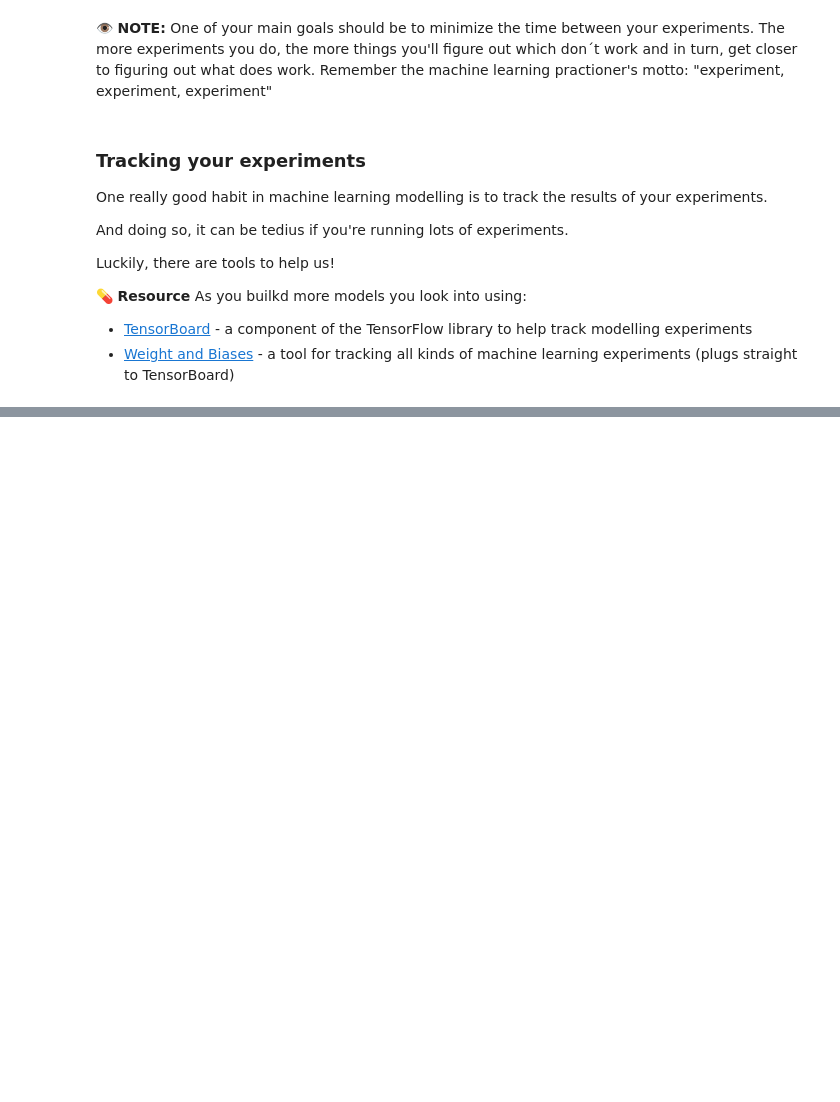
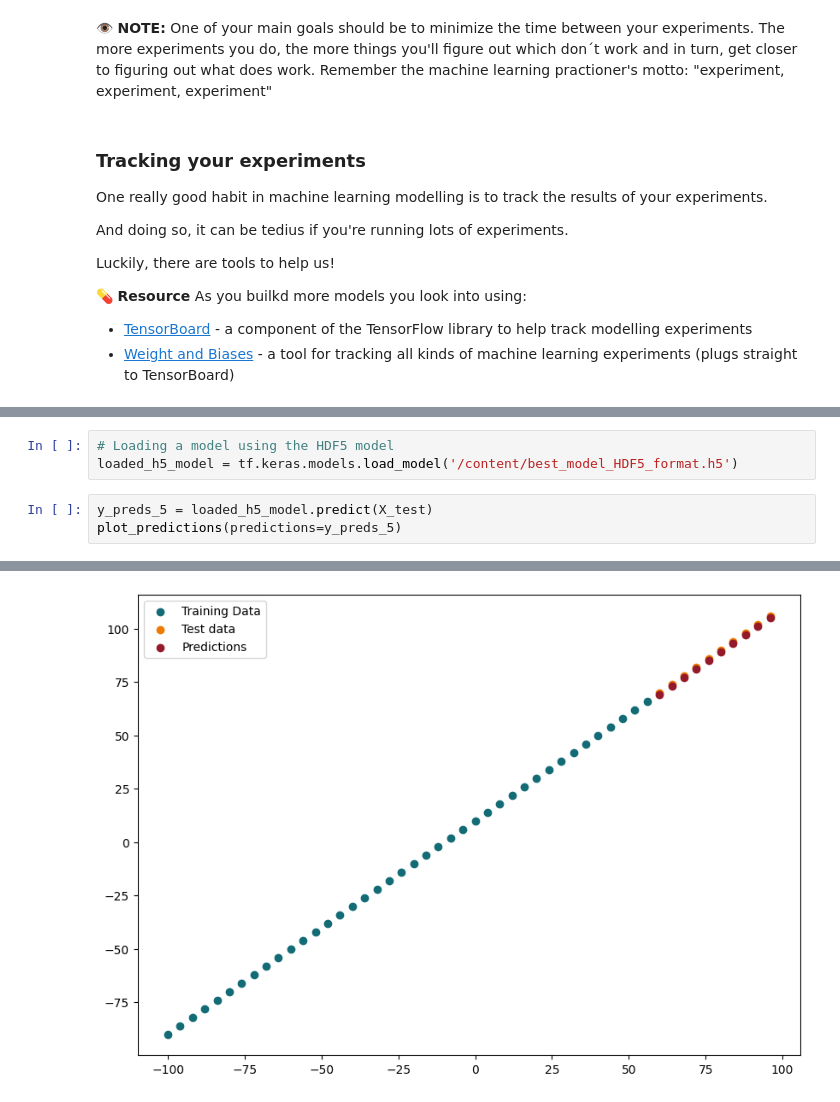
Before and after one commit to alvarohernandezalt/TF_ZTO_GoogleEXAM, a Jupyter notebook: 01_neural_network_regression.ipynb, the cells around one changed output, grey strips where cells are left out. Cells and saved outputs as stored; diff of their text form; blank space fills up the shorter version.

```diff
--- a/01_neural_network_regression.ipynb
+++ b/01_neural_network_regression.ipynb
@@ -783,0 +857,7 @@ Luckily, there are tools to help us!
+# %%
+# Loading a model using the HDF5 model
+loaded_h5_model = tf.keras.models.load_model('/content/best_model_HDF5_format.h5')
+# %%
+y_preds_5 = loaded_h5_model.predict(X_test)
+plot_predictions(predictions=y_preds_5)
+# %% [output]
@@ -783,0 +865 @@ Luckily, there are tools to help us!
+[figure, added]
```
Also changed, not shown: parts of 36 cells of this notebook.
